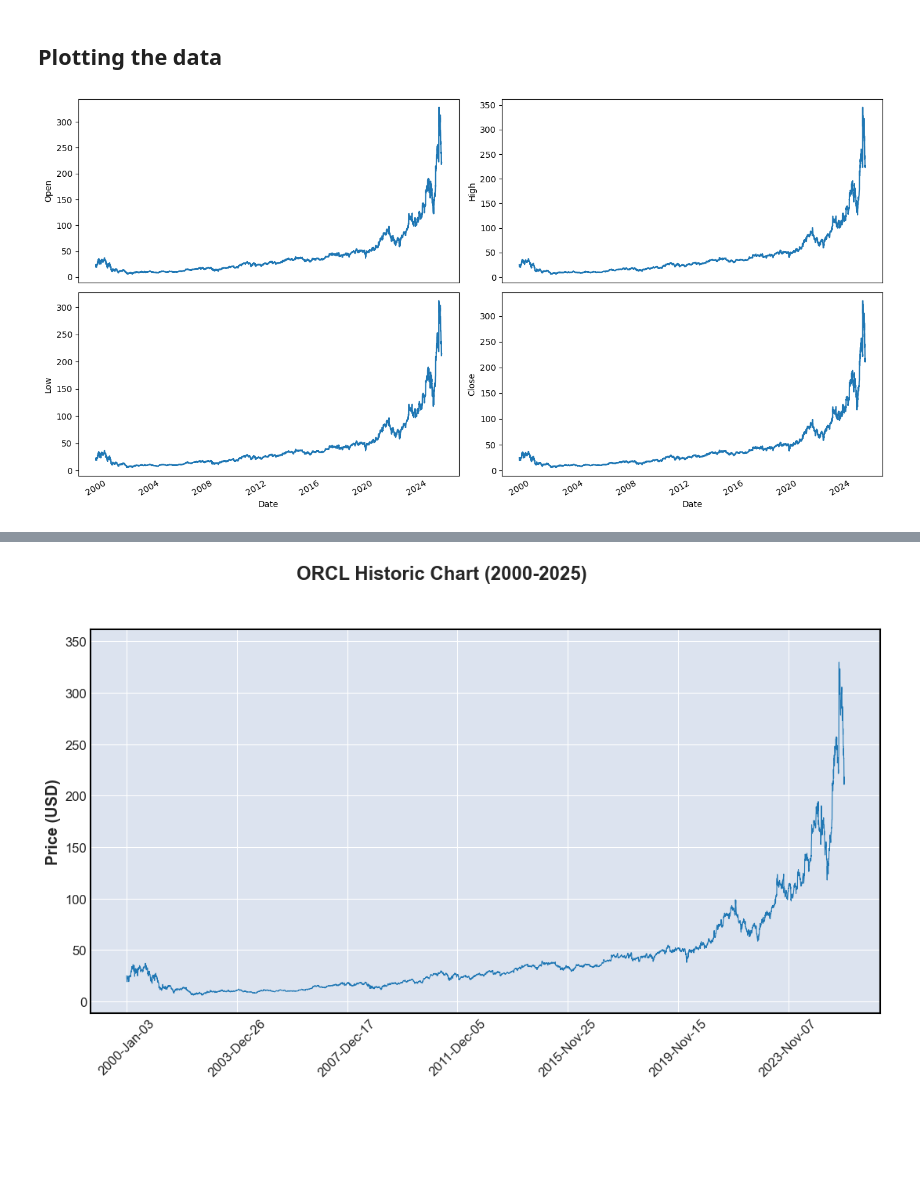
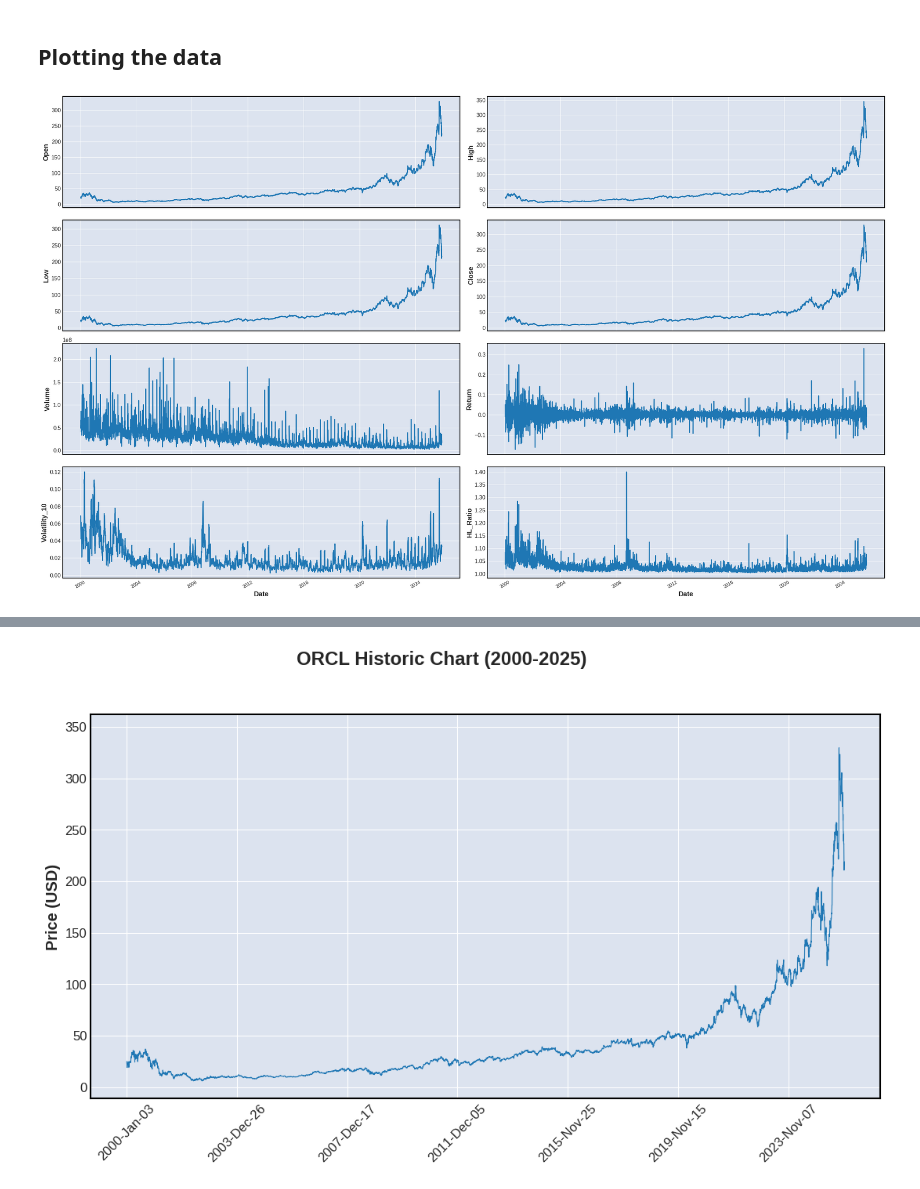
Before and after one commit to RafaelTakata0105/Stock_forecasting_ML, a Jupyter notebook: notebooks/Stock_forecasting_ML.ipynb, the cells around one changed output, grey strips where cells are left out. Cells and saved outputs as stored; diff of their text form; code cells hidden in the pictures; blank space fills up the shorter version.

```diff
--- a/notebooks/Stock_forecasting_ML.ipynb
+++ b/notebooks/Stock_forecasting_ML.ipynb
@@ -115,0 +118,23 @@ None
+# %%
+df_2 = df.copy()
+
+# Daily returns (% change)
+
+df_2['Return'] = df_2['Close'].pct_change()
+
+# Volatility
+
+df_2['Volatility_10'] = df_2['Return'].rolling(window=10).std()
+
+# High/Low ratio
+
+df_2['HL_Ratio'] = df_2['High'] / df_2['Low']
+
+# Volume change
+
+df_2['Volume_Change'] = df_2['Volume'].pct_change()
+
+# Drop rows with NaN
+
+df_2 = df_2.dropna()
+df_2[['Return', 'Volume_Change', 'HL_Ratio', 'Volatility_10']].head()
@@ -118,23 +151,23 @@ None
 # %%
 import matplotlib.dates as mdates
 
 def data_plotter(df):
     df_plot = df.copy()
     ncols = 2
     nrows = int(round(df_plot.shape[1] / ncols, 0))
 
-    fig, ax = plt.subplots(nrows=nrows, ncols=ncols, sharex=True, figsize=(14, 7))
+    fig, ax = plt.subplots(nrows=nrows, ncols=ncols, sharex=True, figsize=(25, 15))
 
     for i, ax in enumerate(fig.axes):
         sns.lineplot(data=df_plot.iloc[:, i], ax=ax)
         ax.tick_params(axis="x", rotation=30, labelsize=10, length=0)
         ax.xaxis.set_major_locator(mdates.AutoDateLocator())
     fig.tight_layout()
     plt.show
 
-data_plotter(df)
+data_plotter(df_2)
 # %% [output]
-[figure, old version]
+[figure, new version]
 # %%
 import mplfinance as mpf
 
```
Also changed, not shown: parts of 23 cells of this notebook.
